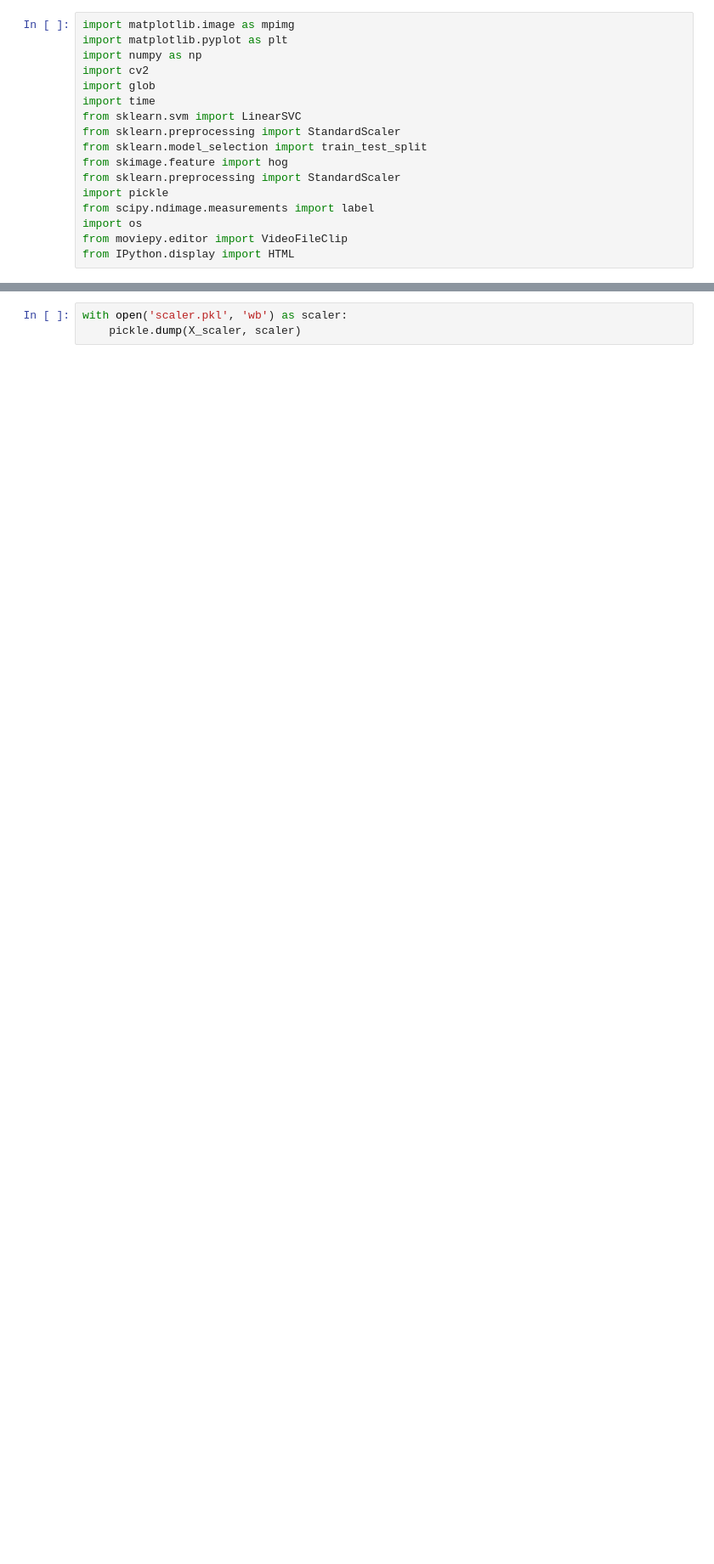
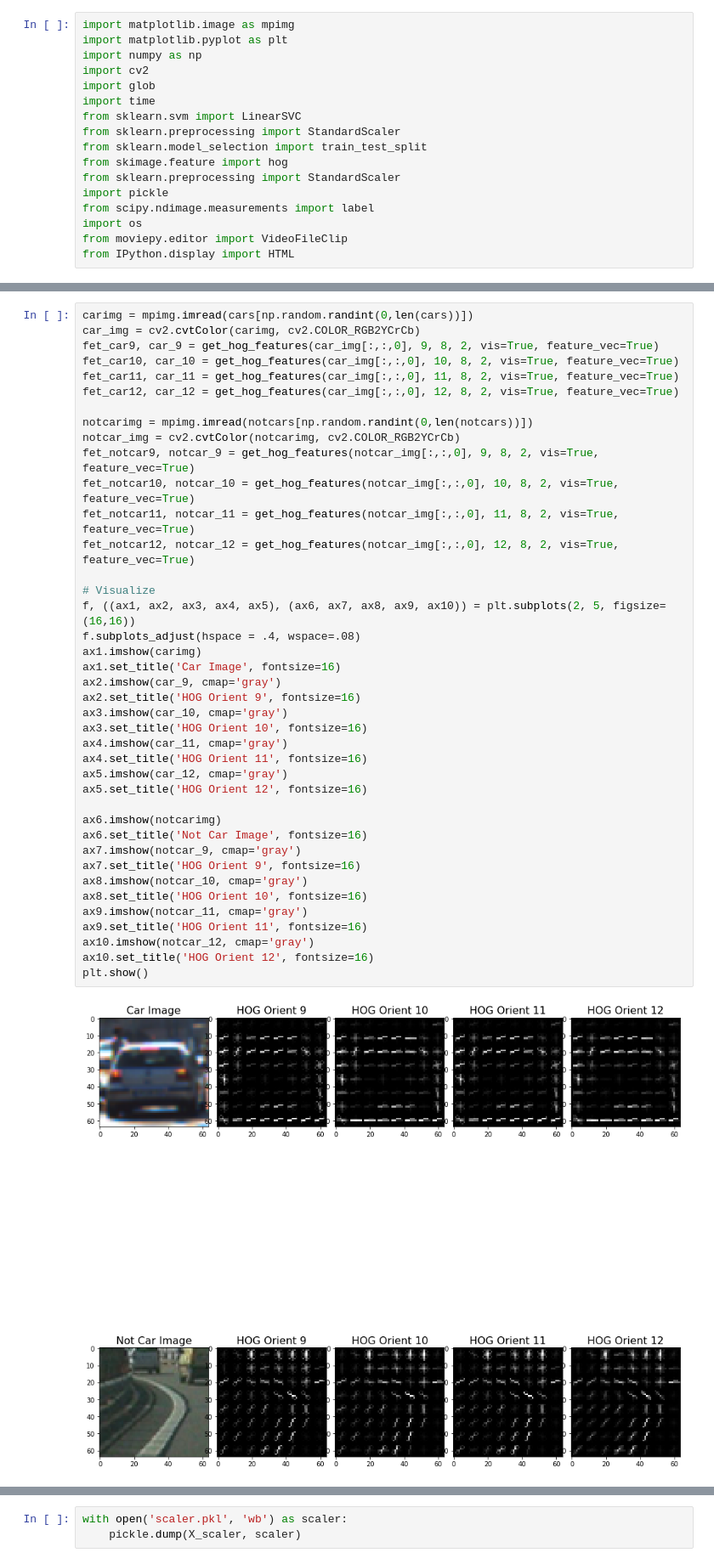
Before and after one commit to vikasmalik22/CarND-Vehicle-Detection, a Jupyter notebook: Vehicle_Detection_Tracking.ipynb, the cells around one changed output, grey strips where cells are left out. Shown at 85% size. Drawn from its saved outputs; the diff is of its cells as text; blank space fills up the shorter version.

```diff
--- a/Vehicle_Detection_Tracking.ipynb
+++ b/Vehicle_Detection_Tracking.ipynb
@@ -283,0 +118,42 @@ def draw_boxes(img, bboxes, color=(0, 0, 255), thick=6):
+# %%
+carimg = mpimg.imread(cars[np.random.randint(0,len(cars))])
+car_img = cv2.cvtColor(carimg, cv2.COLOR_RGB2YCrCb)
+fet_car9, car_9 = get_hog_features(car_img[:,:,0], 9, 8, 2, vis=True, feature_vec=True)
+fet_car10, car_10 = get_hog_features(car_img[:,:,0], 10, 8, 2, vis=True, feature_vec=True)
+fet_car11, car_11 = get_hog_features(car_img[:,:,0], 11, 8, 2, vis=True, feature_vec=True)
+fet_car12, car_12 = get_hog_features(car_img[:,:,0], 12, 8, 2, vis=True, feature_vec=True)
+
+notcarimg = mpimg.imread(notcars[np.random.randint(0,len(notcars))])
+notcar_img = cv2.cvtColor(notcarimg, cv2.COLOR_RGB2YCrCb)
+fet_notcar9, notcar_9 = get_hog_features(notcar_img[:,:,0], 9, 8, 2, vis=True, feature_vec=True)
+fet_notcar10, notcar_10 = get_hog_features(notcar_img[:,:,0], 10, 8, 2, vis=True, feature_vec=True)
+fet_notcar11, notcar_11 = get_hog_features(notcar_img[:,:,0], 11, 8, 2, vis=True, feature_vec=True)
+fet_notcar12, notcar_12 = get_hog_features(notcar_img[:,:,0], 12, 8, 2, vis=True, feature_vec=True)
+
+# Visualize
+f, ((ax1, ax2, ax3, ax4, ax5), (ax6, ax7, ax8, ax9, ax10)) = plt.subplots(2, 5, figsize=(16,16))
+f.subplots_adjust(hspace = .4, wspace=.08)
+ax1.imshow(carimg)
+ax1.set_title('Car Image', fontsize=16)
+ax2.imshow(car_9, cmap='gray')
+ax2.set_title('HOG Orient 9', fontsize=16)
+ax3.imshow(car_10, cmap='gray')
+ax3.set_title('HOG Orient 10', fontsize=16)
+ax4.imshow(car_11, cmap='gray')
+ax4.set_title('HOG Orient 11', fontsize=16)
+ax5.imshow(car_12, cmap='gray')
+ax5.set_title('HOG Orient 12', fontsize=16)
+
+ax6.imshow(notcarimg)
+ax6.set_title('Not Car Image', fontsize=16)
+ax7.imshow(notcar_9, cmap='gray')
+ax7.set_title('HOG Orient 9', fontsize=16)
+ax8.imshow(notcar_10, cmap='gray')
+ax8.set_title('HOG Orient 10', fontsize=16)
+ax9.imshow(notcar_11, cmap='gray')
+ax9.set_title('HOG Orient 11', fontsize=16)
+ax10.imshow(notcar_12, cmap='gray')
+ax10.set_title('HOG Orient 12', fontsize=16)
+plt.show()
+# %% [output]
+[figure, added]
```
Also changed, not shown: parts of 74 cells of this notebook, 3 other files.
